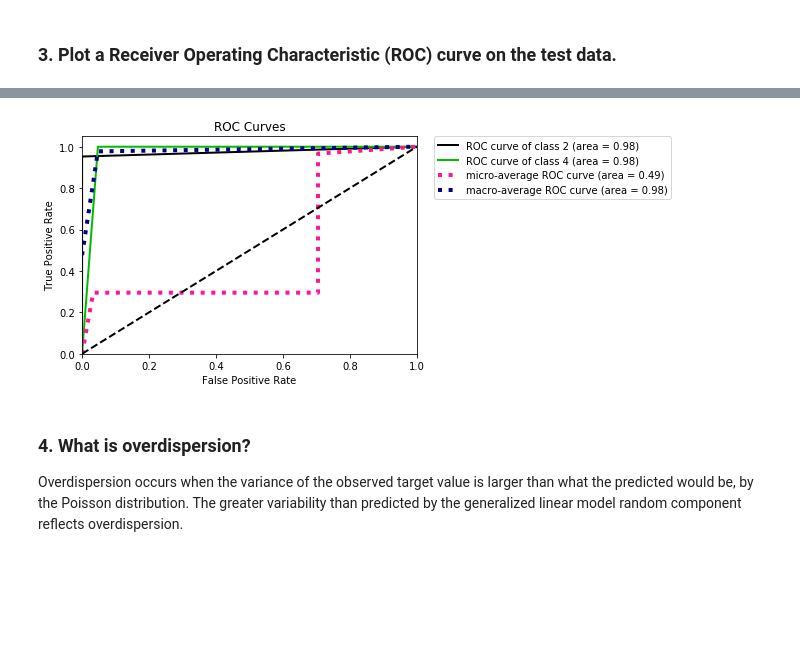
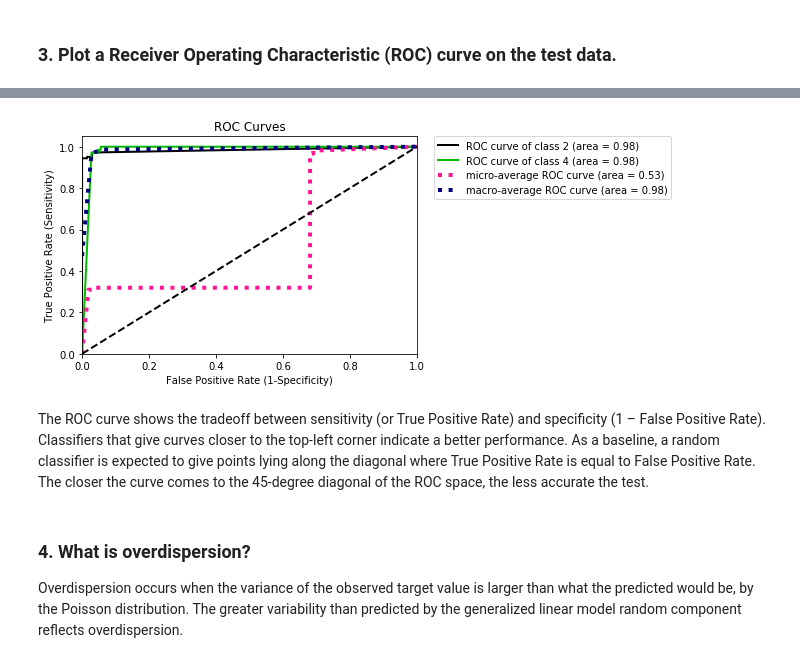
Before and after one commit to PhathuAuti/logreg_cancer, a Jupyter notebook: Predict Breast Cancer.ipynb, the cells around one changed output, grey strips where cells are left out. Drawn from its saved outputs; the diff is of its cells as text; code cells hidden in the pictures; blank space fills up the shorter version.

```diff
--- a/Predict Breast Cancer.ipynb
+++ b/Predict Breast Cancer.ipynb
@@ -364,14 +356,16 @@ plt.show()
 # %%
-import scikitplot as skplt
-import matplotlib.pyplot as plt
-
-y_true = y_pred # ground truth labels
-y_probas = logreg.predict_proba(rescaledX_test) # predicted probabilities generated by sklearn classifier
-skplt.metrics.plot_roc_curve(y_true, y_probas)
-plt.legend(bbox_to_anchor=(1.05, 1), loc=2, borderaxespad=0.)
+y_pred_proba = logreg.predict_proba(X_test) # predicted probabilities generated by sklearn classifier
+skplt.metrics.plot_roc_curve(y_test, y_pred_proba)
+plt.ylabel('True Positive Rate (Sensitivity)')
+plt.xlabel('False Positive Rate (1-Specificity)')
+plt.legend(bbox_to_anchor = (1.05, 1), loc = 2, borderaxespad = 0.)
 plt.show()
 # %% [output]
-[figure, old version]
+[figure, new version]
+# %% [markdown]
+The ROC curve shows the tradeoff between sensitivity (or True Positive Rate) and specificity (1 – False Positive Rate).
+Classifiers that give curves closer to the top-left corner indicate a better performance.
+As a baseline, a random classifier is expected to give points lying along the diagonal where True Positive Rate is equal to False Positive Rate. The closer the curve comes to the 45-degree diagonal of the ROC space, the less accurate the test.
 # %% [markdown]
 ### 4. What is overdispersion?
 
```
Also changed, not shown: parts of 2 cells of this notebook.
